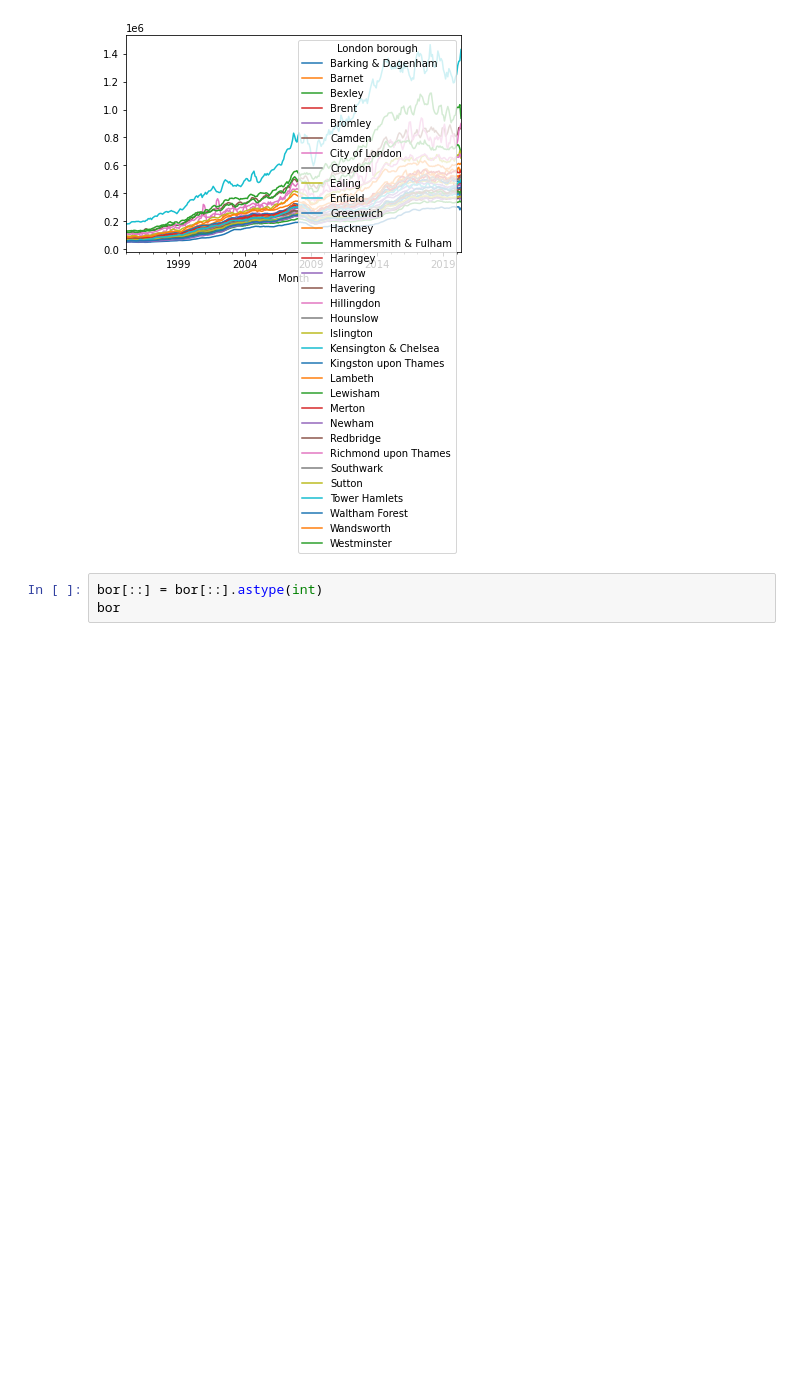
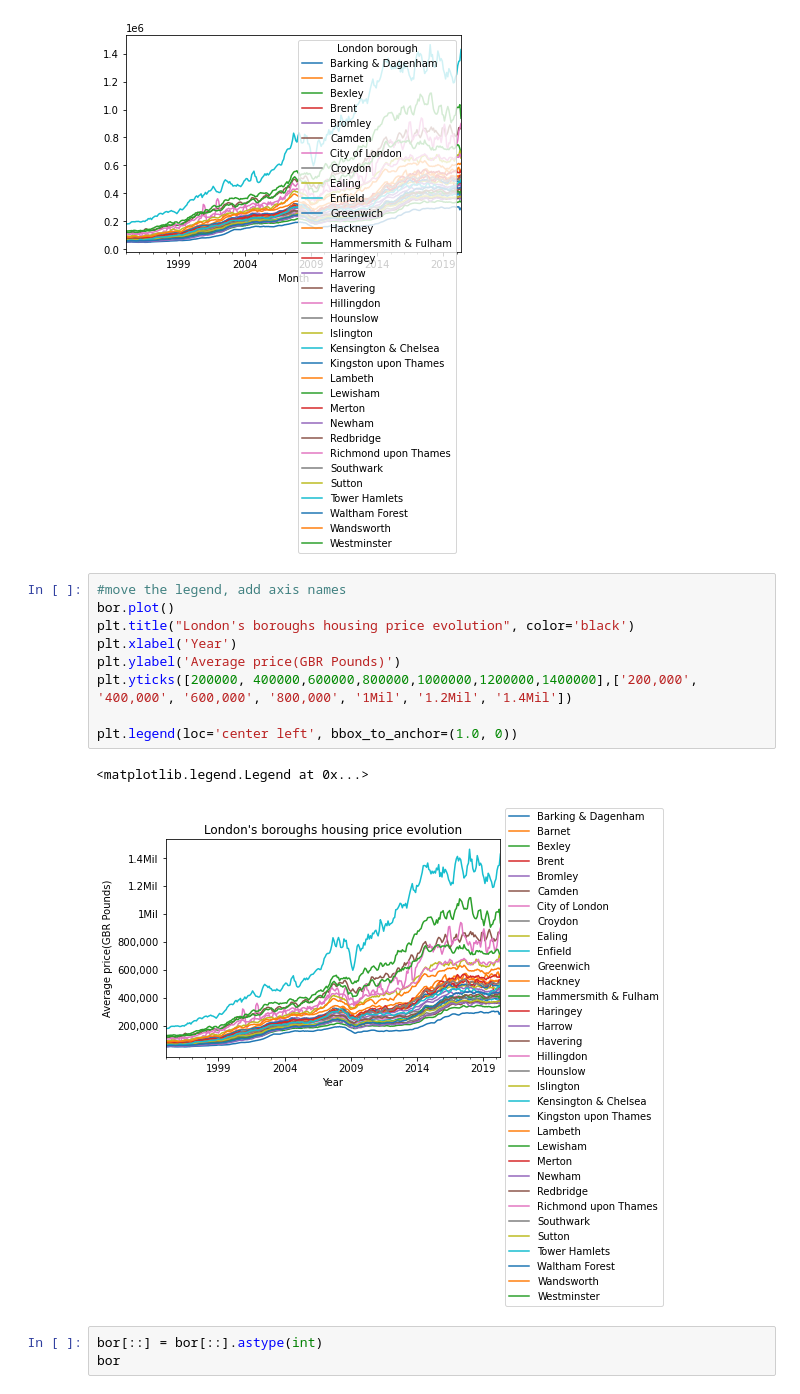
Before and after one commit to Razvanepe/Springboard, a Jupyter notebook: Unit 4 Challenge - Tier 3.ipynb, the cells around one changed output. Drawn from its saved outputs; the diff is of its cells as text; blank space fills up the shorter version.

```diff
--- a/Unit 4 Challenge - Tier 3.ipynb
+++ b/Unit 4 Challenge - Tier 3.ipynb
@@ -540,6 +522,18 @@ plt.show()
 # a bit better -> x axis is now a Datetime obj
 # %% [output]
 [figure]
+# %%
+#move the legend, add axis names
+bor.plot()
+plt.title("London's boroughs housing price evolution", color='black')
+plt.xlabel('Year')
+plt.ylabel('Average price(GBR Pounds)')
+plt.yticks([200000, 400000,600000,800000,1000000,1200000,1400000],['200,000', '400,000', '600,000', '800,000', '1Mil', '1.2Mil', '1.4Mil'])
+
+plt.legend(loc='center left', bbox_to_anchor=(1.0, 0))
+# %% [output]
+<matplotlib.legend.Legend at 0x...>
+[figure, added]
 # %%
 bor[::] = bor[::].astype(int)
 bor
```
Also changed, not shown: parts of 6 cells of this notebook.
